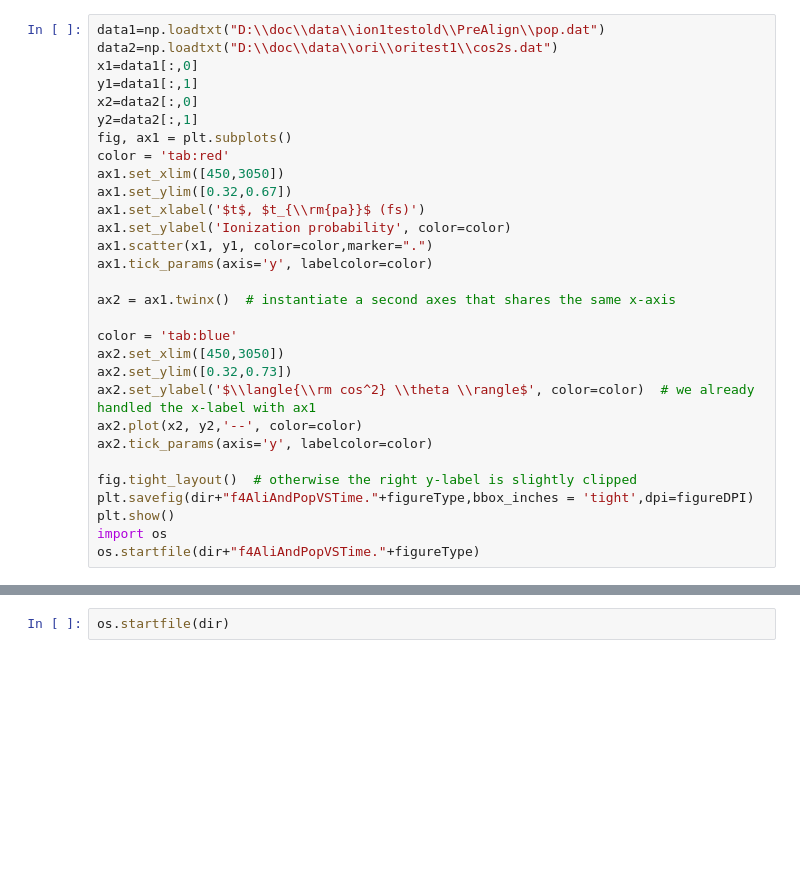
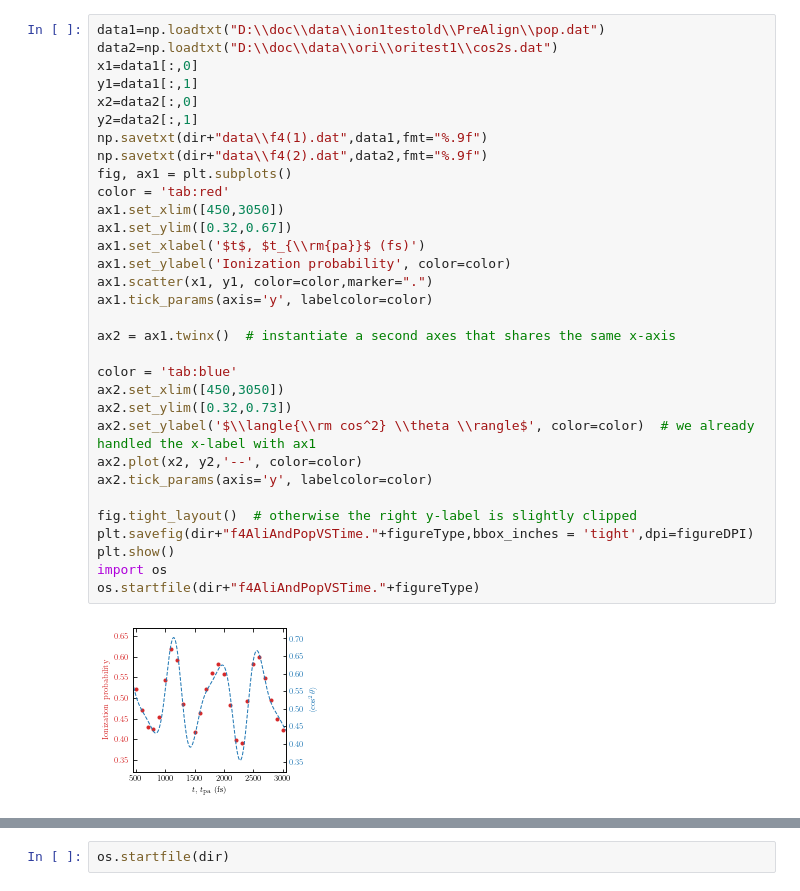
Before and after one commit to anfax/SciDataPlot, a Jupyter notebook: Python/IonPaperPlot.ipynb, the cells around one changed output, grey strips where cells are left out. Cells and saved outputs as stored; diff of their text form; blank space fills up the shorter version.

```diff
--- a/Python/IonPaperPlot.ipynb
+++ b/Python/IonPaperPlot.ipynb
@@ -171,33 +185,37 @@ plt.savefig(dir+"f3TimeFrequencyDistribution."+figureType,bbox_inches = 'tight',
 # %%
 data1=np.loadtxt("D:\\doc\\data\\ion1testold\\PreAlign\\pop.dat")
 data2=np.loadtxt("D:\\doc\\data\\ori\\oritest1\\cos2s.dat")
 x1=data1[:,0]
 y1=data1[:,1]
 x2=data2[:,0]
 y2=data2[:,1]
+np.savetxt(dir+"data\\f4(1).dat",data1,fmt="%.9f")
+np.savetxt(dir+"data\\f4(2).dat",data2,fmt="%.9f")
 fig, ax1 = plt.subplots()
 color = 'tab:red'
 ax1.set_xlim([450,3050])
 ax1.set_ylim([0.32,0.67])
 ax1.set_xlabel('$t$, $t_{\\rm{pa}}$ (fs)')
 ax1.set_ylabel('Ionization probability', color=color)
 ax1.scatter(x1, y1, color=color,marker=".")
 ax1.tick_params(axis='y', labelcolor=color)
 
 ax2 = ax1.twinx()  # instantiate a second axes that shares the same x-axis
 
 color = 'tab:blue'
 ax2.set_xlim([450,3050])
 ax2.set_ylim([0.32,0.73])
 ax2.set_ylabel('$\\langle{\\rm cos^2} \\theta \\rangle$', color=color)  # we already handled the x-label with ax1
 ax2.plot(x2, y2,'--', color=color)
 ax2.tick_params(axis='y', labelcolor=color)
 
 fig.tight_layout()  # otherwise the right y-label is slightly clipped
 plt.savefig(dir+"f4AliAndPopVSTime."+figureType,bbox_inches = 'tight',dpi=figureDPI)
 plt.show()
 import os
 os.startfile(dir+"f4AliAndPopVSTime."+figureType)
+# %% [output]
+[figure, added]
 # %%
 fig = plt.figure(tight_layout=True,figsize=(cm2inch(8*2),cm2inch(6.5*4)))
 import matplotlib.gridspec as gridspec
```
Also changed, not shown: parts of 18 cells of this notebook, 4 other files.
